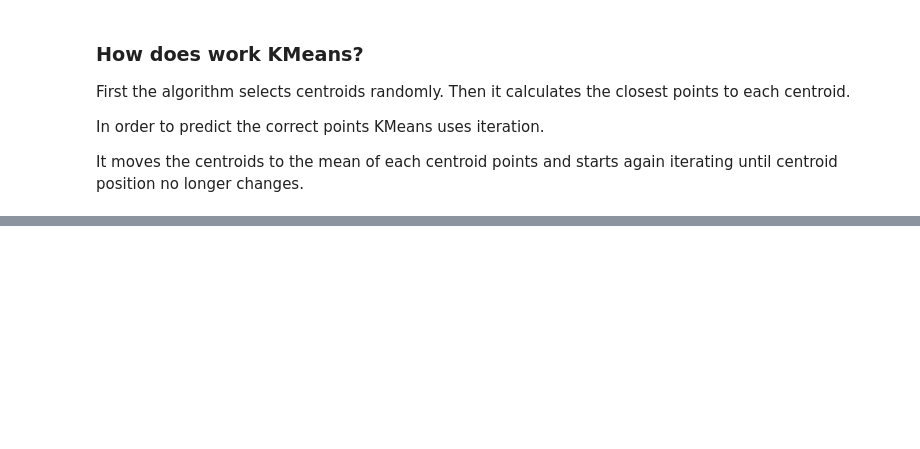
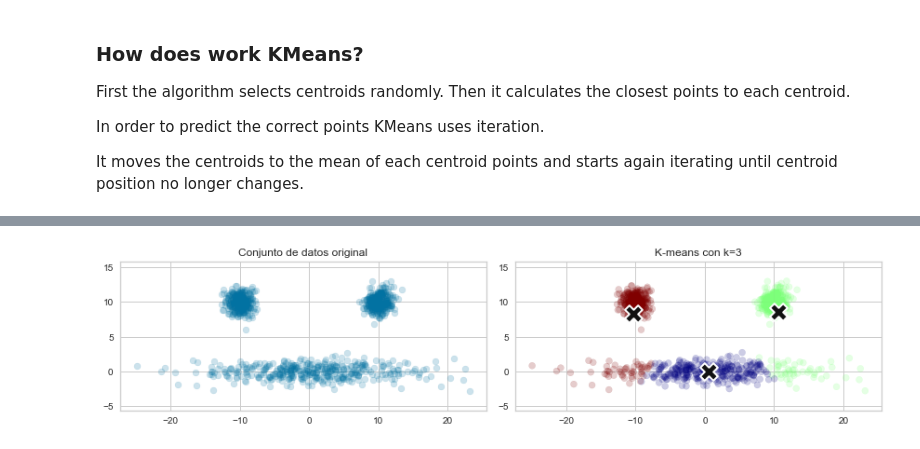
Before and after one commit to jorgegmartin/Master_Data_Science, a Jupyter notebook: 09_UnsupervisedLearning/UnsupervisedLearningNotes.ipynb, the cells around one changed output, grey strips where cells are left out. Saved outputs shown, nothing was run; the diff lists cells and outputs as text; code cells hidden in the pictures; blank space fills up the shorter version.

```diff
--- a/09_UnsupervisedLearning/UnsupervisedLearningNotes.ipynb
+++ b/09_UnsupervisedLearning/UnsupervisedLearningNotes.ipynb
@@ -84,0 +131,21 @@ It moves the centroids to the mean of each centroid points and starts again iter
+# %%
+fig, ax = plt.subplots(1, 2, figsize=(12, 3))
+XX = np.hstack([np.random.normal(loc=0, scale=8, size=400), np.random.normal(loc=-10, scale=1, size=300), np.random.normal(loc=10, scale=1, size=300)])
+YY = np.hstack([np.random.normal(loc=0, scale=1, size=400), np.random.normal(loc=10, scale=1, size=300), np.random.normal(loc=10, scale=1, size=300)])
+
+ax[0].scatter(XX, YY, alpha=.2)
+ax[0].axis('equal')
+ax[0].set_title('Conjunto de datos original')
+
+data = np.hstack([XX.reshape(-1, 1), YY.reshape(-1, 1)])
+model = KMeans(n_clusters=3)
+model.fit(data)
+
+ax[1].scatter(XX, YY, c=model.labels_, cmap='jet', alpha=.2)
+ax[1].axis('equal')
+ax[1].set_title('K-means con k=3')
+ax[1].scatter(model.cluster_centers_[:,0], model.cluster_centers_[:,1], s=350, c='k', marker='X', linewidths=2, edgecolors='w')
+
+plt.tight_layout()
+# %% [output]
+[figure, added]
```
Also changed, not shown: parts of 31 cells of this notebook.
